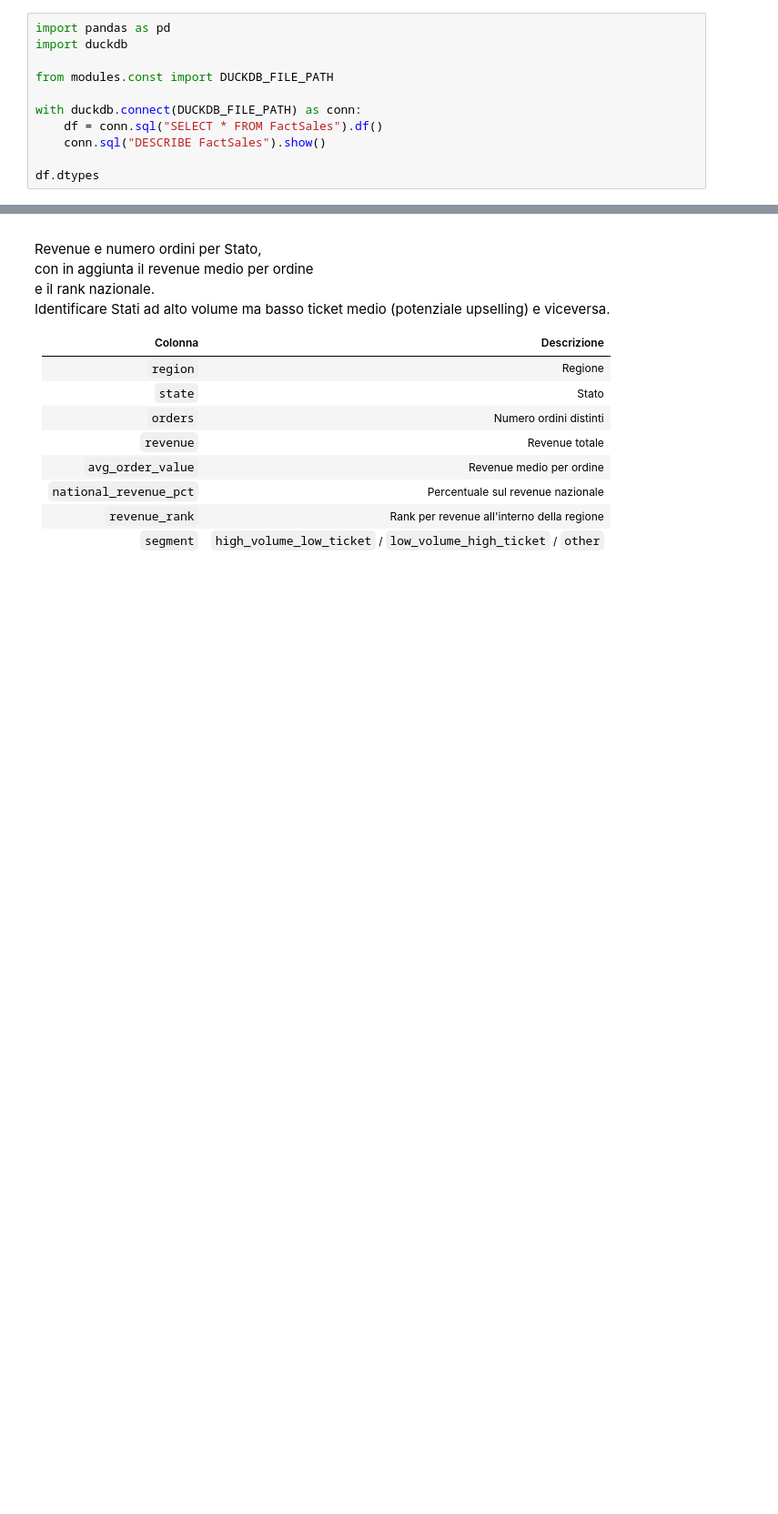
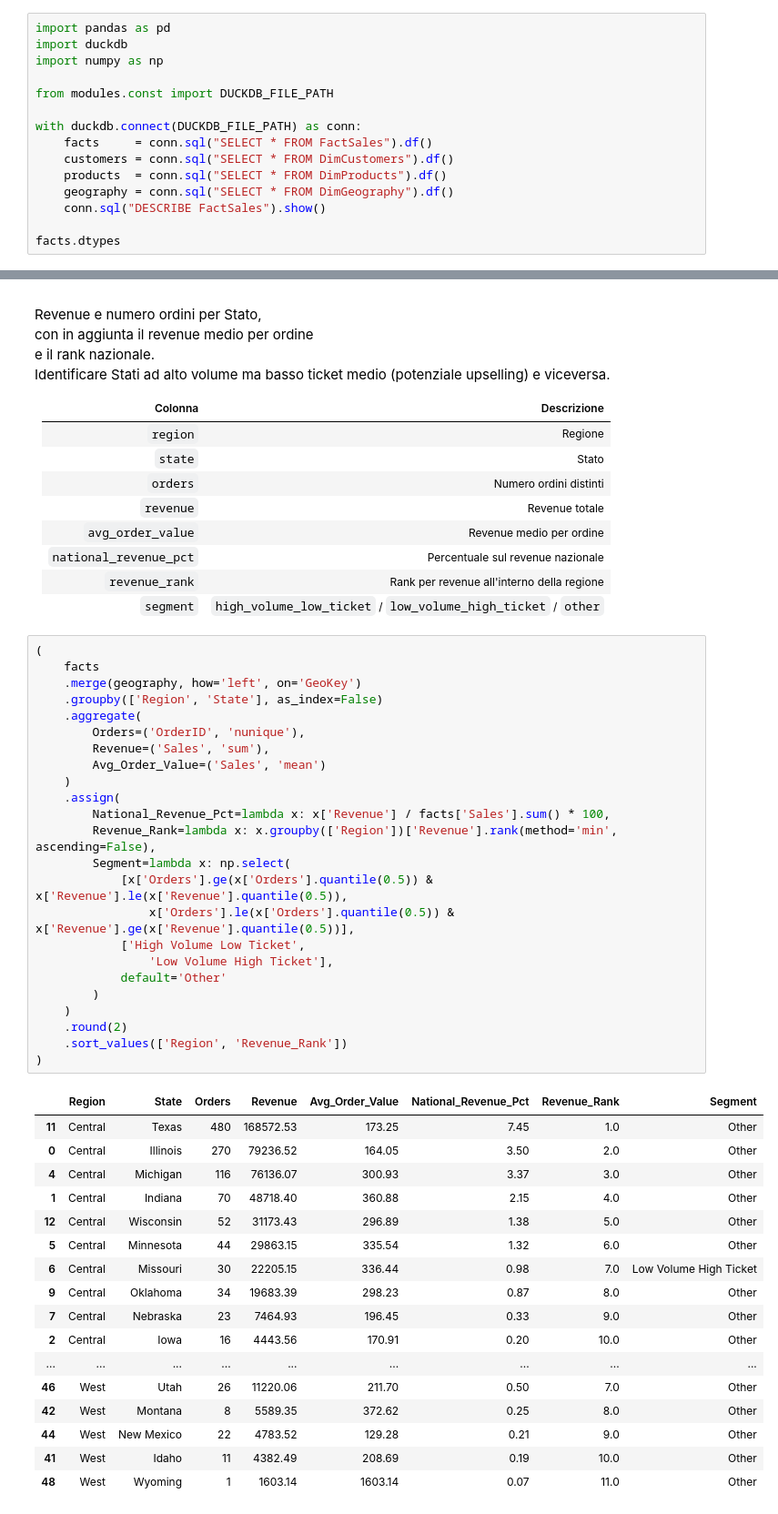
Before and after one commit to macontini/SuperStore, a Jupyter notebook: queries/pandas.ipynb, the cells around one changed output, grey strips where cells are left out. Shown at 91% size. Cells and saved outputs as stored; diff of their text form; blank space fills up the shorter version.

```diff
--- a/queries/pandas.ipynb
+++ b/queries/pandas.ipynb
@@ -3,14 +3,18 @@
 # %%
 import pandas as pd
 import duckdb
+import numpy as np
 
 from modules.const import DUCKDB_FILE_PATH
 
 with duckdb.connect(DUCKDB_FILE_PATH) as conn:
-    df = conn.sql("SELECT * FROM FactSales").df()
+    facts     = conn.sql("SELECT * FROM FactSales").df()
+    customers = conn.sql("SELECT * FROM DimCustomers").df()
+    products  = conn.sql("SELECT * FROM DimProducts").df()
+    geography = conn.sql("SELECT * FROM DimGeography").df()
     conn.sql("DESCRIBE FactSales").show()
 
-df.dtypes
+facts.dtypes
 # %% [output]
 ┌─────────────┬─────────────┬─────────┬─────────┬─────────┬─────────┐
 │ column_name │ column_type │  null   │   key   │ default │  extra  │
@@ -121,3 +267,45 @@ Identificare Stati ad alto volume ma basso ticket medio (potenziale upselling) e
 | `national_revenue_pct` | Percentuale sul revenue nazionale |
 | `revenue_rank`         | Rank per revenue all'interno della regione |
 | `segment`              | `high_volume_low_ticket` / `low_volume_high_ticket` / `other` |
+# %%
+(
+    facts
+    .merge(geography, how='left', on='GeoKey')
+    .groupby(['Region', 'State'], as_index=False)
+    .aggregate(
+        Orders=('OrderID', 'nunique'),
+        Revenue=('Sales', 'sum'),
+        Avg_Order_Value=('Sales', 'mean')
+    )
+    .assign(
+        National_Revenue_Pct=lambda x: x['Revenue'] / facts['Sales'].sum() * 100,
+        Revenue_Rank=lambda x: x.groupby(['Region'])['Revenue'].rank(method='min', ascending=False),
+        Segment=lambda x: np.select(
+            [x['Orders'].ge(x['Orders'].quantile(0.5)) & x['Revenue'].le(x['Revenue'].quantile(0.5)),
+                x['Orders'].le(x['Orders'].quantile(0.5)) & x['Revenue'].ge(x['Revenue'].quantile(0.5))],
+            ['High Volume Low Ticket',
+                'Low Volume High Ticket'],
+            default='Other'
+        )
+    )
+    .round(2)
+    .sort_values(['Region', 'Revenue_Rank'])
+)
+# %% [output]
+|  | Region | State | Orders | Revenue | Avg_Order_Value | National_Revenue_Pct | Revenue_Rank | Segment |
+| 11 | Central | Texas | 480 | 168572.53 | 173.25 | 7.45 | 1.0 | Other |
+| 0 | Central | Illinois | 270 | 79236.52 | 164.05 | 3.50 | 2.0 | Other |
+| 4 | Central | Michigan | 116 | 76136.07 | 300.93 | 3.37 | 3.0 | Other |
+| 1 | Central | Indiana | 70 | 48718.40 | 360.88 | 2.15 | 4.0 | Other |
+| 12 | Central | Wisconsin | 52 | 31173.43 | 296.89 | 1.38 | 5.0 | Other |
+| 5 | Central | Minnesota | 44 | 29863.15 | 335.54 | 1.32 | 6.0 | Other |
+| 6 | Central | Missouri | 30 | 22205.15 | 336.44 | 0.98 | 7.0 | Low Volume High Ticket |
+| 9 | Central | Oklahoma | 34 | 19683.39 | 298.23 | 0.87 | 8.0 | Other |
+| 7 | Central | Nebraska | 23 | 7464.93 | 196.45 | 0.33 | 9.0 | Other |
+| 2 | Central | Iowa | 16 | 4443.56 | 170.91 | 0.20 | 10.0 | Other |
+| ... | ... | ... | ... | ... | ... | ... | ... | ... |
+| 46 | West | Utah | 26 | 11220.06 | 211.70 | 0.50 | 7.0 | Other |
+| 42 | West | Montana | 8 | 5589.35 | 372.62 | 0.25 | 8.0 | Other |
+| 44 | West | New Mexico | 22 | 4783.52 | 129.28 | 0.21 | 9.0 | Other |
+| 41 | West | Idaho | 11 | 4382.49 | 208.69 | 0.19 | 10.0 | Other |
+| 48 | West | Wyoming | 1 | 1603.14 | 1603.14 | 0.07 | 11.0 | Other |
```
Also changed, not shown: parts of 4 cells of this notebook.
